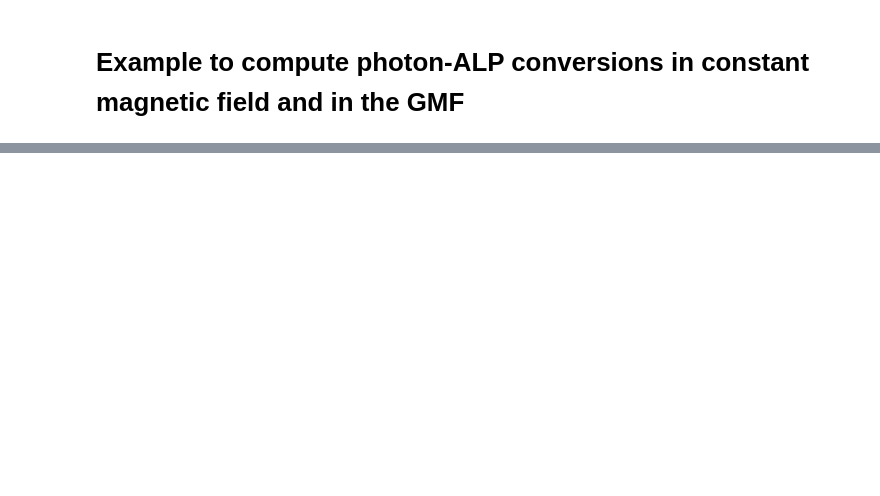
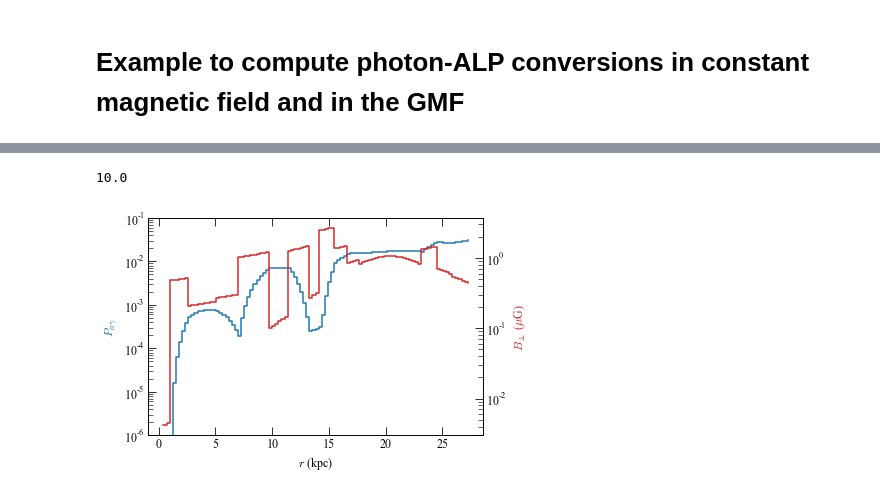
Before and after one commit to me-manu/gammaALPs, a Jupyter notebook: notebooks/example_single_cell_and_gmf.ipynb, the cells around one changed output, grey strips where cells are left out. Drawn from its saved outputs; the diff is of its cells as text; code cells hidden in the pictures; blank space fills up the shorter version.

```diff
--- a/notebooks/example_single_cell_and_gmf.ipynb
+++ b/notebooks/example_single_cell_and_gmf.ipynb
@@ -42,0 +53,28 @@ plt.axvline(EmaxGeV(g11=m.alp.g, BmuG=m.modules[0].B/2))
+# %%
+EGeV = np.logspace(-1.,4.,101)
+#src = Source(z = 0.017559, ra = '03h19m48.1s', dec = '+41d30m42s')
+src = Source(z = 0.017559, l = 30., b = 0.)
+m = ModuleList(alp, src, pin = pa_in, EGeV = EGeV, seed = 0)
+m.add_propagation("GMF",0, model = 'jansson12', model_sum = 'ASS')
+# %%
+px,py,pa = m.run(multiprocess=1)
+# %%
+prx = m.modules[0].show_conv_prob_vs_r(pa_in, px_in)
+pry = m.modules[0].show_conv_prob_vs_r(pa_in, py_in)
+pra = m.modules[0].show_conv_prob_vs_r(pa_in, pa_in)
+# %%
+idx = 40
+print EGeV[idx]
+ax = plt.subplot(111)
+ax.semilogy(m.modules[0]._r, (prx[:,idx] + pry[:,idx])[::-1], drawstyle = 'steps')
+plt.ylabel("$P_{a\gamma}$", color = plt.cm.tab10(0.))
+plt.xlabel("$r$ (kpc)")
+ax.set_ylim(1e-6,1e-1)
+
+ax2 = ax.twinx()
+ax2.semilogy(m.modules[0]._r, m.modules[0].B[::-1], color = plt.cm.tab10(0.3), drawstyle = 'steps')
+plt.ylabel("$B_{\perp}$ ($\mu$G)", color = plt.cm.tab10(0.3))
+plt.savefig("pag_gmf_vs_r.pdf")
+# %% [output]
+10.0
+[figure, added]
```
Also changed, not shown: parts of 16 cells of this notebook, 2 other files.
